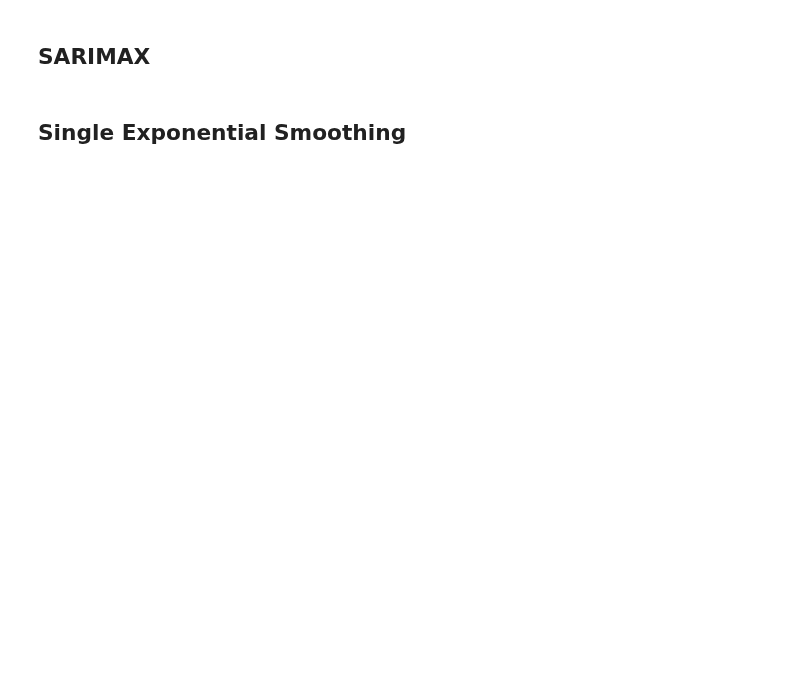
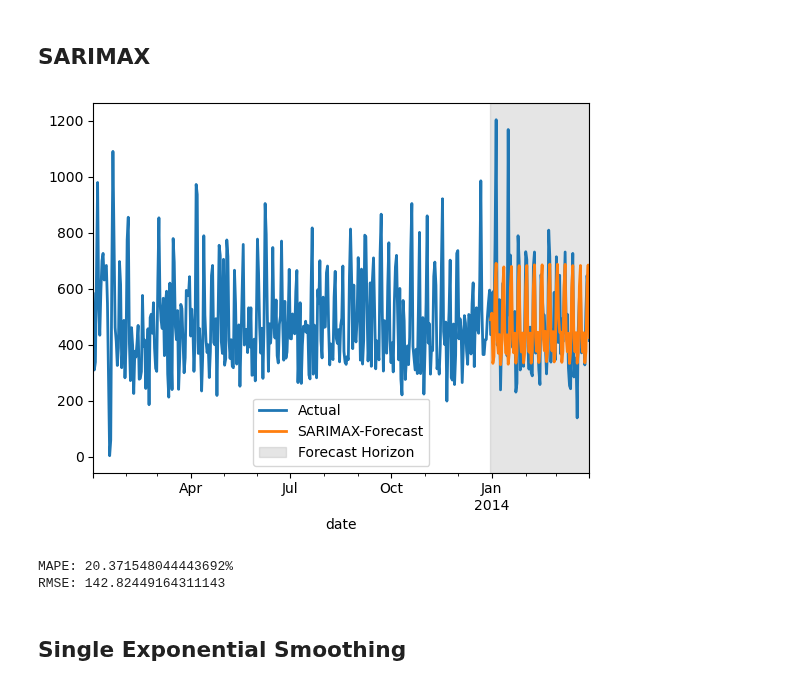
Before and after one commit to Moritz-Binder/corporacion_favorita_grocery_sales_forecasting, a Jupyter notebook: ipynb/Model_Experimentation.ipynb, the cells around one changed output. Drawn from its saved outputs; the diff is of its cells as text; code cells hidden in the pictures; blank space fills up the shorter version.

```diff
--- a/ipynb/Model_Experimentation.ipynb
+++ b/ipynb/Model_Experimentation.ipynb
@@ -52,6 +57,9 @@ series = TimeSeries.from_dataframe(timeseries, value_cols='unit_sales')
 # %%
 # splitting the data into 80% training and 20 testing
 train, test = series.split_after(0.8)
+# %%
+#eXogenous factors
+covariates = TimeSeries.from_dataframe(timeseries, value_cols=['day_of_week', 'is_holiday', 'dcoilwtico', 'is_payday'])
 # %% [markdown]
 ## AR
 # %% [markdown]
@@ -374,4 +369,40 @@ LinAlgError: LU decomposition error.
 # %% [markdown]
 ## SARIMAX
+# %%
+# Define your SARIMA parameters as usual
+sarimax = ARIMA(
+    p=5, d=1, q=1,
+    seasonal_order=(1, 1, 1, 7)
+)
+
+# SARIMAX = ARIMA + future_covariates
+sarimax.fit(
+    series=train,
+    future_covariates=covariates # This makes it a SARIMAX
+)
+sarimax_prediction = sarimax.predict(
+    n=len(test),
+    future_covariates=covariates
+)
+
+# Plot Model and Forecast
+series.plot(label='Actual')
+sarimax_prediction.plot(label='SARIMAX-Forecast', low_quantile=0.05, high_quantile=0.95)
+# Get the "split point" (the last timestamp of the training data)
+split_date = train.end_time()
+
+# Add the shaded region
+# plt.axvspan(start, end, color, alpha)
+plt.axvspan(split_date, series.end_time(), color='gray', alpha=0.2, label='Forecast Horizon')
+plt.legend()
+plt.show()
+
+# Evaluate Model
+print(f"MAPE: {mape(test, sarimax_prediction)}%")
+print(f"RMSE: {rmse(test, sarimax_prediction)}")
+# %% [output]
+[figure, added]
+MAPE: 20.371548044443692%
+RMSE: 142.82449164311143
 # %% [markdown]
 ## Single Exponential Smoothing
```
Also changed, not shown: parts of 23 cells of this notebook, 2 other files.
